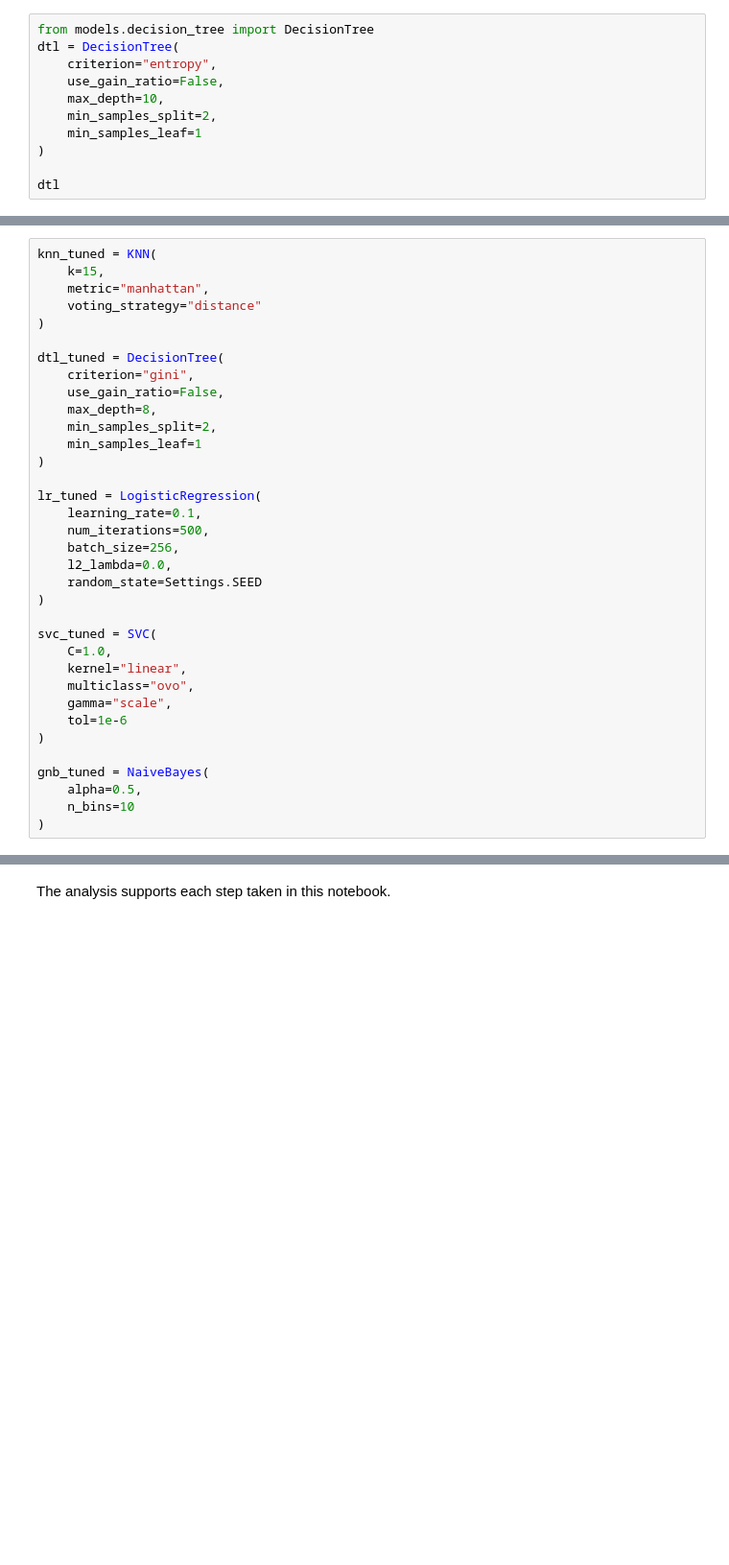
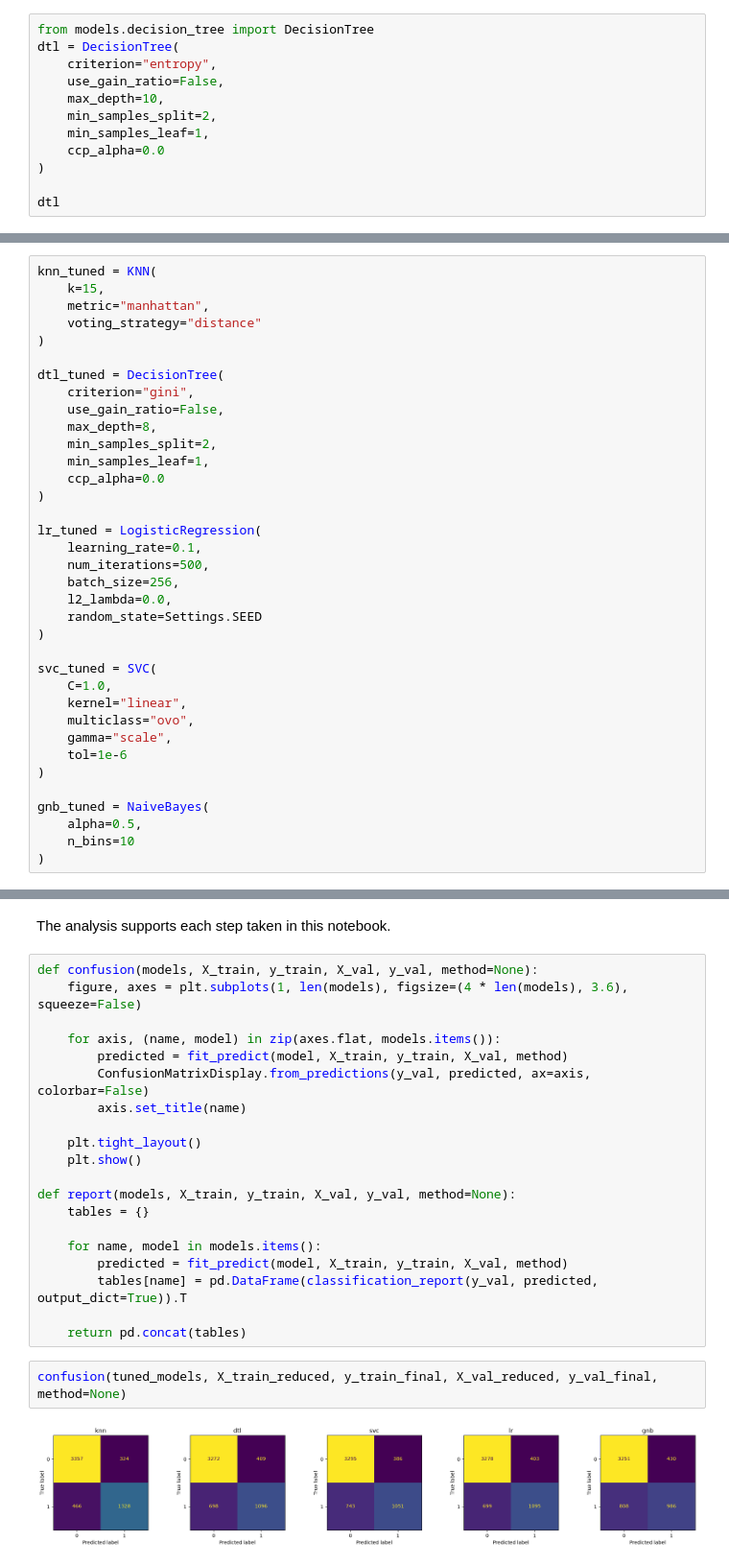
Before and after one commit to adielrum/IF3170_G32_PasukanPramaPutra, a Jupyter notebook: src/main.ipynb, the cells around one changed output, grey strips where cells are left out. Shown at 96% size. Drawn from its saved outputs; the diff is of its cells as text; blank space fills up the shorter version.

Commit message:
feat(modeling): add model tuning and improvement experiments

```diff
--- a/src/main.ipynb
+++ b/src/main.ipynb
@@ -2002,7 +2002,8 @@ dtl = DecisionTree(
     use_gain_ratio=False,
     max_depth=10,
     min_samples_split=2,
-    min_samples_leaf=1
+    min_samples_leaf=1,
+    ccp_alpha=0.0
 )
 
 dtl
@@ -2308,7 +2309,8 @@ dtl_tuned = DecisionTree(
     use_gain_ratio=False,
     max_depth=8,
     min_samples_split=2,
-    min_samples_leaf=1
+    min_samples_leaf=1,
+    ccp_alpha=0.0
 )
 
 lr_tuned = LogisticRegression(
@@ -2907,3 +2909,27 @@ display(submission.head())
 ---
 # %% [markdown]
 The analysis supports each step taken in this notebook.
+# %%
+def confusion(models, X_train, y_train, X_val, y_val, method=None):
+    figure, axes = plt.subplots(1, len(models), figsize=(4 * len(models), 3.6), squeeze=False)
+
+    for axis, (name, model) in zip(axes.flat, models.items()):
+        predicted = fit_predict(model, X_train, y_train, X_val, method)
+        ConfusionMatrixDisplay.from_predictions(y_val, predicted, ax=axis, colorbar=False)
+        axis.set_title(name)
+
+    plt.tight_layout()
+    plt.show()
+
+def report(models, X_train, y_train, X_val, y_val, method=None):
+    tables = {}
+
+    for name, model in models.items():
+        predicted = fit_predict(model, X_train, y_train, X_val, method)
+        tables[name] = pd.DataFrame(classification_report(y_val, predicted, output_dict=True)).T
+
+    return pd.concat(tables)
+# %%
+confusion(tuned_models, X_train_reduced, y_train_final, X_val_reduced, y_val_final, method=None)
+# %% [output]
+[figure, added]
```
Also changed, not shown: parts of 3 cells of this notebook.
